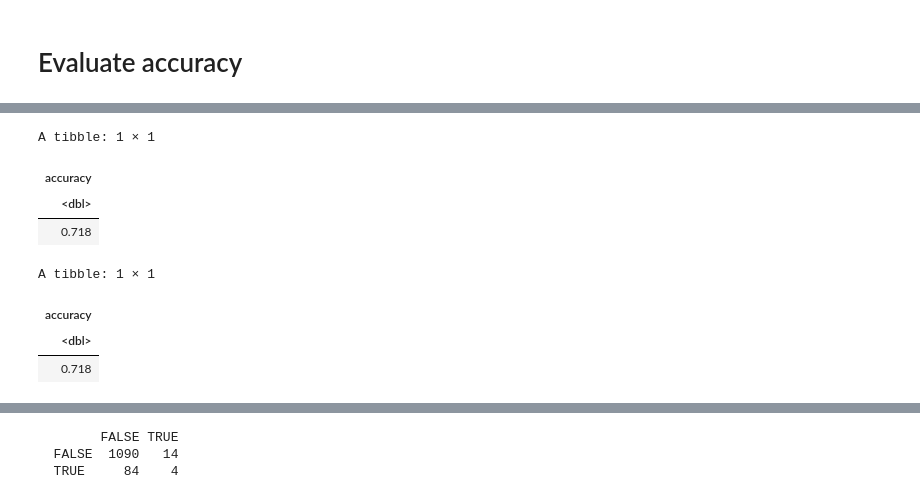
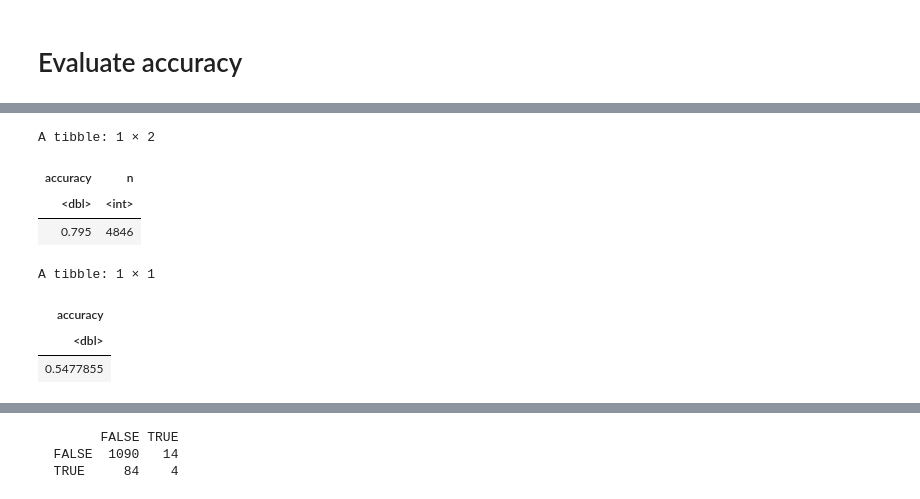
Before and after one commit to kharchenkolab/NumbatAnalysis, a Jupyter notebook: notebooks/expression_phasing.ipynb, the cells around one changed output, grey strips where cells are left out. Drawn from its saved outputs; the diff is of its cells as text; code cells hidden in the pictures.

```diff
--- a/notebooks/expression_phasing.ipynb
+++ b/notebooks/expression_phasing.ipynb
@@ -35,9 +9,10 @@ acset = filter_acset(acset)
 df = fread(glue('~/external/MDA/TNBC4_N_allele_counts.tsv.gz'), sep = '\t')
 # %%
 sample = 'TNBC4'
-cell_annot = fread('~/external/MDA/cell_annot.tsv') %>%
+cell_annot = fread('~/paper_data/cell_annotations/cell_annot_MDA.tsv') %>%
     split(.$sample)
-haplo_truth = readRDS('~/results/benchmark/haplotype_truth.rds')
+# haplo_truth = readRDS('~/results/benchmark/haplotype_truth.rds')
+bulk_phased = readRDS('~/paper_data/phasing_benchmark/bulk_phased.rds')
 # %%
 normal_cells = cell_annot[['TNBC4']] %>% filter(copykat.pred == 'T') %>% pull(cell)
 df_normal = df %>% filter(cell %in% normal_cells) %>% filter(!is.na(gene) & gene != '')
@@ -81,44 +165,59 @@ mutate(haplo_exp = ifelse(hapA == alt, 'A', 'B')) %>%
 # %%
-acset$phasedfeat %>%
-inner_join(haplo_truth, by = c('var' = 'snp_id')) %>%
-mutate(haplo_exp = ifelse(hapA == alt, 'major', 'minor')) %>%
+ %>%
+inner_join(
+    ,
+    by = c('snp_id')
+) %>%
+mutate(
+    haplo_exp = ifelse(hapA == alt, 'major', 'minor'),
+    haplo_truth = ifelse(GT_truth == '1|0', 'major', 'minor'),
+) %>%
 mutate(
     config = haplo_exp == haplo_truth
 ) %>%
-rename(gene = feat, snp_id = var) %>%
-group_by(CHROM, gene) %>%
+group_by(gene) %>%
 filter(n() > 1) %>%
 mutate(
     switch = c(NA, config[2:length(config)] != config[1:(length(config)-1)])
 ) %>%
 ungroup() %>%
 summarise(
-    accuracy = signif(1-mean(na.omit(switch)),3)
+    accuracy = signif(1-mean(na.omit(switch)),3),
+    n = n()
 )
 # %% [output]
-A tibble: 1 × 1
+A tibble: 1 × 2
-| accuracy |
-| <dbl> |
-| 0.718 |
+| accuracy | n |
+| <dbl> | <int> |
+| 0.795 | 4846 |
 # %%
 acset$phasedfeat %>%
-inner_join(haplo_truth, by = c('var' = 'snp_id')) %>%
-mutate(haplo_exp = ifelse(hapA == alt, 'major', 'minor')) %>%
+inner_join(
+    bulk_phased %>% select(CHROM, snp_id, GT_truth),
+    by = c('var' = 'snp_id')
+) %>%
+mutate(
+    haplo_exp = ifelse(hapA == alt, 'major', 'minor'),
+    haplo_truth = ifelse(GT_truth == '1|0', 'major', 'minor'),
+) %>%
 mutate(
     config = haplo_exp == haplo_truth
 ) %>%
 rename(gene = feat, snp_id = var) %>%
 group_by(CHROM, gene) %>%
-filter(n() > 1) %>%
+filter(row_number() == 1 | row_number() == n()) %>%
+group_by(CHROM) %>%
 mutate(
     switch = c(NA, config[2:length(config)] != config[1:(length(config)-1)])
 ) %>%
+group_by(CHROM, gene) %>%
+filter(row_number() == 1) %>%
 ungroup() %>%
 summarise(
-    accuracy = signif(1-mean(na.omit(switch)),3)
+    accuracy = 1-mean(na.omit(switch))
 )
 # %% [output]
 A tibble: 1 × 1
 | accuracy |
 | <dbl> |
-| 0.718 |
+| 0.5477855 |
```
Also changed, not shown: parts of 9 cells of this notebook, 10 other files.
